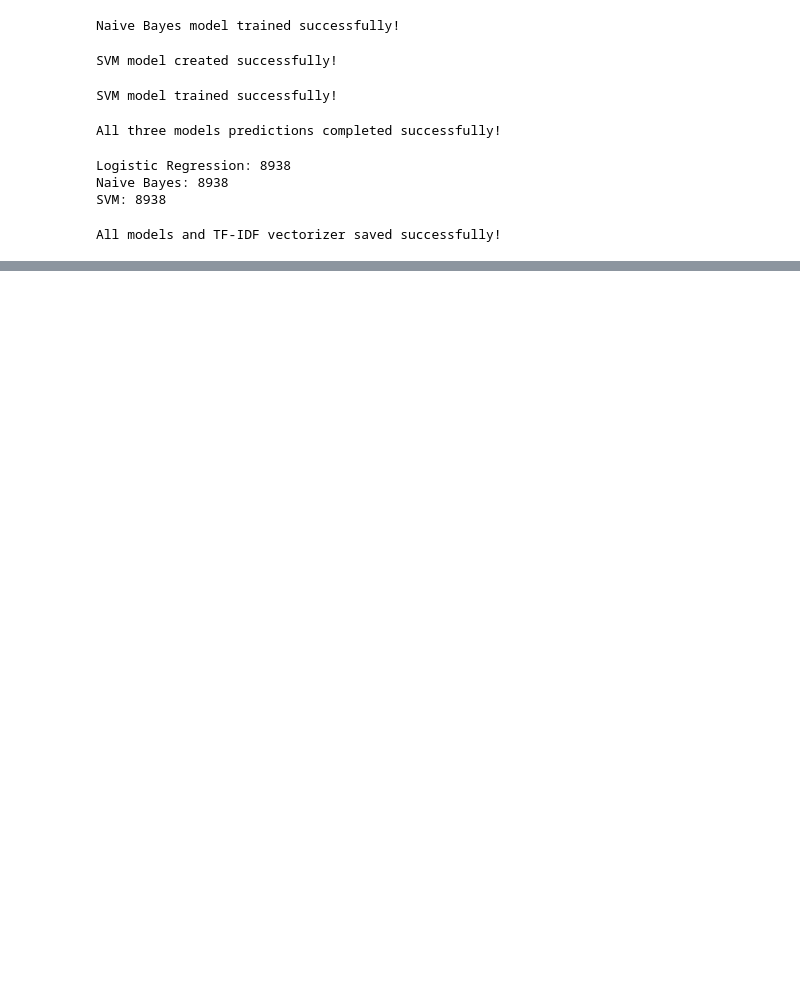
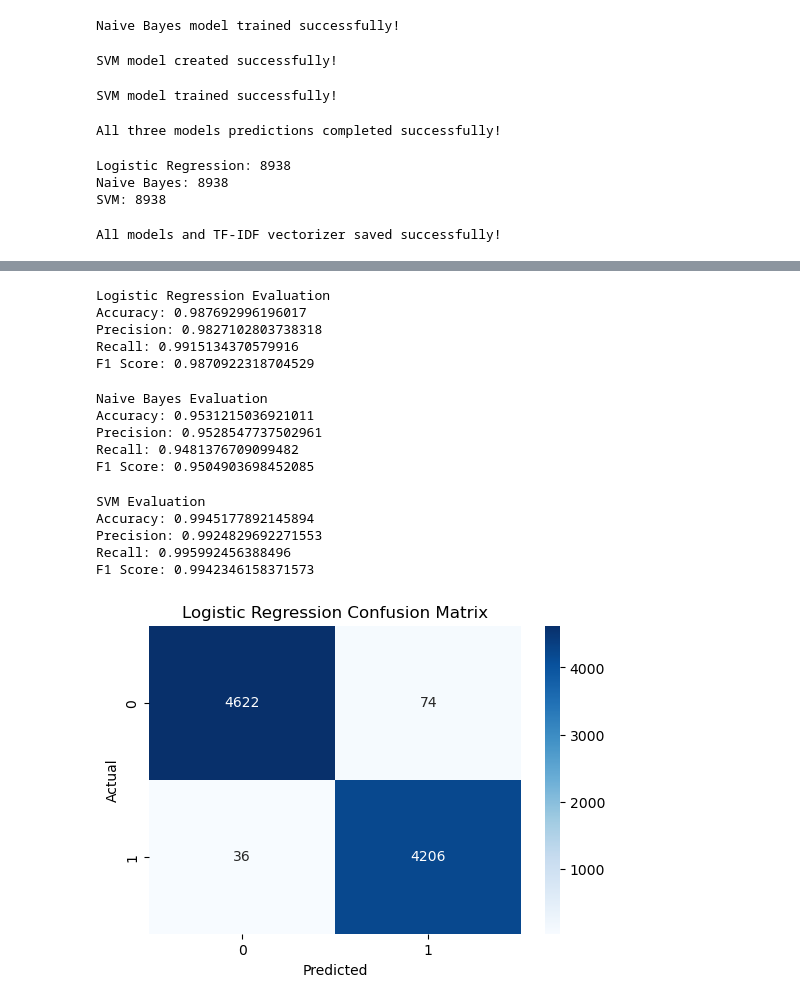
Before and after one commit to anugrahavarghese92-ux/fake-news-detection-1, a Jupyter notebook: ISOT_Fake_News_Detection.ipynb, the cells around one changed output, grey strips where cells are left out. Cells and saved outputs as stored; diff of their text form; code cells hidden in the pictures; blank space fills up the shorter version.

Commit message:
Model Evaluation
Evaluated Logistic Regression, Naive Bayes, and SVM using accuracy, precision, recall, F1-score, and confusion matrices. Saved model comparison results.

```diff
--- a/ISOT_Fake_News_Detection.ipynb
+++ b/ISOT_Fake_News_Detection.ipynb
@@ -508,0 +551,53 @@ All models and TF-IDF vectorizer saved successfully!
+# %%
+print("Logistic Regression Evaluation")
+
+print("Accuracy:", accuracy_score(y_test, y_pred_lr))
+print("Precision:", precision_score(y_test, y_pred_lr))
+print("Recall:", recall_score(y_test, y_pred_lr))
+print("F1 Score:", f1_score(y_test, y_pred_lr))
+# %% [output]
+Logistic Regression Evaluation
+Accuracy: 0.987692996196017
+Precision: 0.9827102803738318
+Recall: 0.9915134370579916
+F1 Score: 0.9870922318704529
+# %%
+print("Naive Bayes Evaluation")
+
+print("Accuracy:", accuracy_score(y_test, y_pred_nb))
+print("Precision:", precision_score(y_test, y_pred_nb))
+print("Recall:", recall_score(y_test, y_pred_nb))
+print("F1 Score:", f1_score(y_test, y_pred_nb))
+# %% [output]
+Naive Bayes Evaluation
+Accuracy: 0.9531215036921011
+Precision: 0.9528547737502961
+Recall: 0.9481376709099482
+F1 Score: 0.9504903698452085
+# %%
+print("SVM Evaluation")
+
+print("Accuracy:", accuracy_score(y_test, y_pred_svm))
+print("Precision:", precision_score(y_test, y_pred_svm))
+print("Recall:", recall_score(y_test, y_pred_svm))
+print("F1 Score:", f1_score(y_test, y_pred_svm))
+# %% [output]
+SVM Evaluation
+Accuracy: 0.9945177892145894
+Precision: 0.9924829692271553
+Recall: 0.995992456388496
+F1 Score: 0.9942346158371573
+# %%
+import seaborn as sns
+import matplotlib.pyplot as plt
+
+cm_lr = confusion_matrix(y_test, y_pred_lr)
+
+plt.figure(figsize=(6, 4))
+sns.heatmap(cm_lr, annot=True, fmt='d', cmap='Blues')
+plt.title('Logistic Regression Confusion Matrix')
+plt.xlabel('Predicted')
+plt.ylabel('Actual')
+plt.show()
+# %% [output]
+[figure, added]
```
Also changed, not shown: parts of 15 cells of this notebook, 3 other files.
